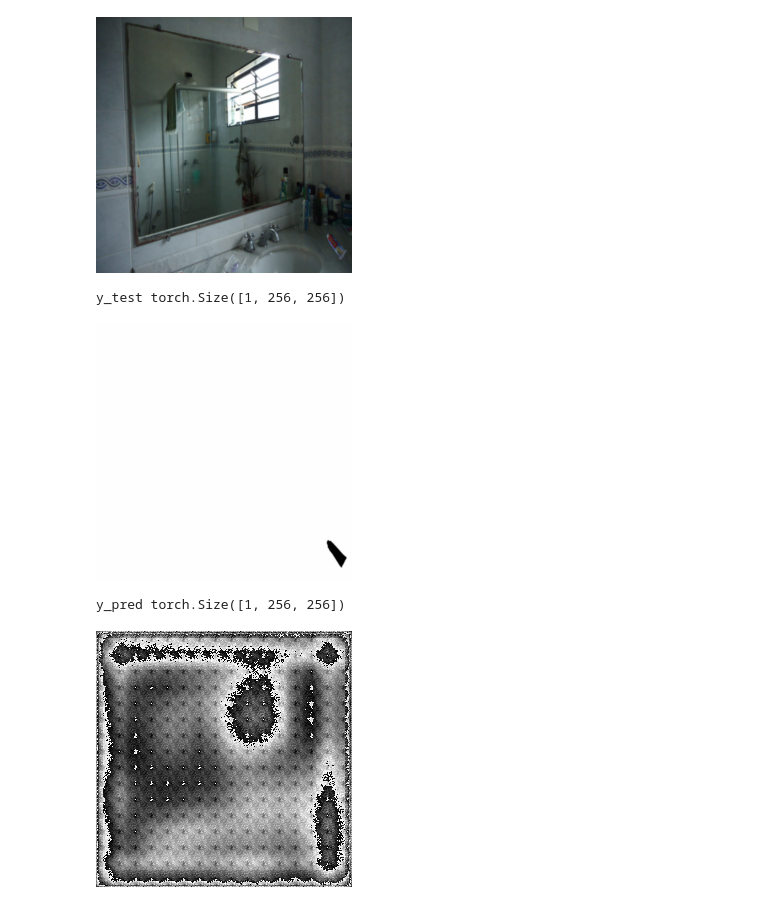
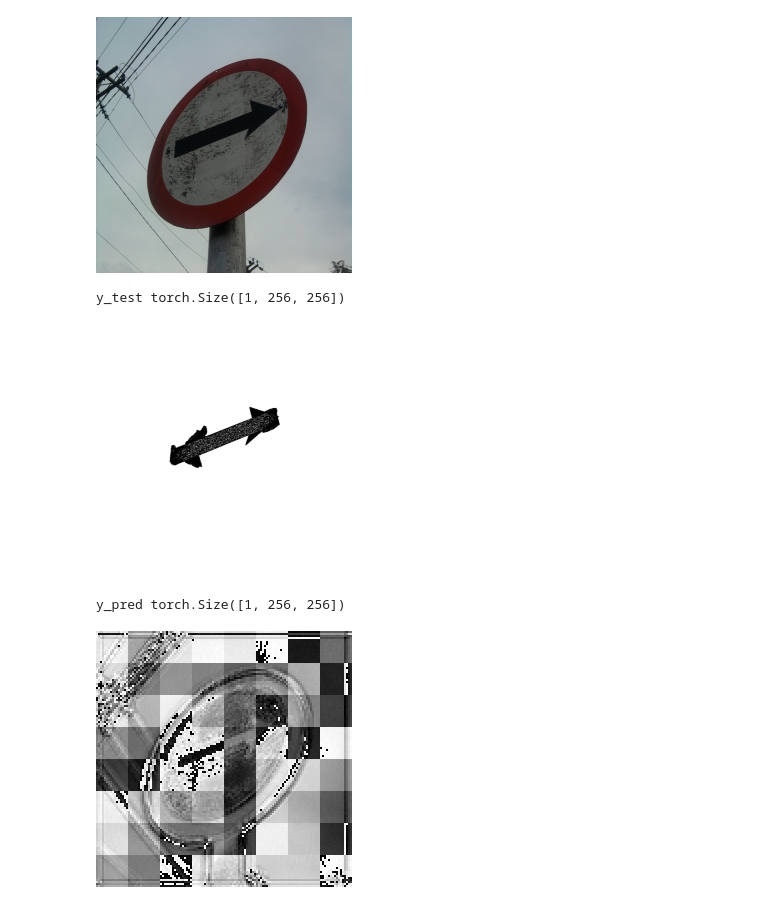
Before and after one commit to siomari/new, a Jupyter notebook: Untitled.ipynb, the cells around one changed output. Cells and saved outputs as stored; diff of their text form; code cells hidden in the pictures.

```diff
--- a/Untitled.ipynb
+++ b/Untitled.ipynb
@@ -105,21 +141,17 @@ class LSTM_CNN(nn.Module):
     def __init__(self, batch_size):
         super(LSTM_CNN, self).__init__()
         self.batch_size = batch_size
-        self.lstm = nn.LSTM(input_size = (256*256), hidden_size = 256, num_layers = 2)
-        self.conv1 = Conv2dSamePadding(3, 64, 3)
-        self.conv2 = Conv2dSamePadding(64,16,3)
+        self.lstm = nn.LSTM(input_size = 240, hidden_size = 64, num_layers = 2)
+        self.conv1 = Conv2dSamePadding(1, 32, 3)
 
+        self.max_pool = nn.MaxPool2d(8, 8)
 
     def forward(self, x):
         h0 = torch.zeros(2, x.size(0), 64)
         c0 = torch.zeros(2, x.size(0), 64)
-        x = x.view(self.batch_size,3,256*256)
-        out, _ = self.lstm(x)
-        out = out.view(self.batch_size,3,16,16)
+        x, _ = self.lstm(x)
+        x = x.unsqueeze(1)
 
-        out = self.conv1(out)
-        out = self.conv2(out)
-        return out
-
-# model = LSTM_CNN(1)
-# model(torch.randn(1, 3, 256*256))
+        x = self.conv1(x)
+        x = self.max_pool(x)
+        return x
@@ -220,24 +300,25 @@ train_set, val_set = train_val_dataset(data, val_split = 0.20)
 train_loader = DataLoader(dataset = train_set, shuffle = True, batch_size = batch_size)
 val_loader = DataLoader(dataset = val_set, shuffle = False, batch_size = batch_size)
 
-# model1 = LSTM_CNN(batch_size)
-model2 = Encoder()
 
-model = Decoder(model2)
+e = Encoder()
+l = LSTM_CNN(batch_size)
+
+
+model = Decoder(e, l, batch_size)
 
 criterion = nn.BCEWithLogitsLoss()
 optimizer = torch.optim.Adam(model.parameters(), lr = learning_rate)
 model.train()
 print("Training")
 
-for epoch in range(30):
+for epoch in range(20):
     for i, data in enumerate(train_loader):
 
-        image, mask = data
-
+        image, mask, r = data
         optimizer.zero_grad()
 
-        output = model(image)
+        output = model(image, r)
         loss = criterion(output, mask)
         loss.backward()
         optimizer.step()
@@ -269,24 +350,24 @@ Finished Training
 # %%
 model.eval()
 test_image = 0
 y_test=0
 
 with torch.no_grad():
     for t in val_loader:
 
-        test_image, y_test = t
-    y_pred = model(test_image)
+        test_image, y_test, r = t
+    y_pred = model(test_image, r)
     im = transforms.ToPILImage()(test_image[0]).convert("RGB")
     display(im)
     print("y_test", y_test[0].shape)
     m_test = transforms.ToPILImage()(y_test[0])
     display(m_test)
     print("y_pred", y_pred[0].shape)
     mask_pred = transforms.ToPILImage()(y_pred[0])
     display(mask_pred)
 # %% [output]
-[figure, old version]
+[figure, new version]
 y_test torch.Size([1, 256, 256])
-[figure, old version]
+[figure, new version]
 y_pred torch.Size([1, 256, 256])
-[figure, old version]
+[figure, new version]
```
Also changed, not shown: parts of 8 cells of this notebook.
